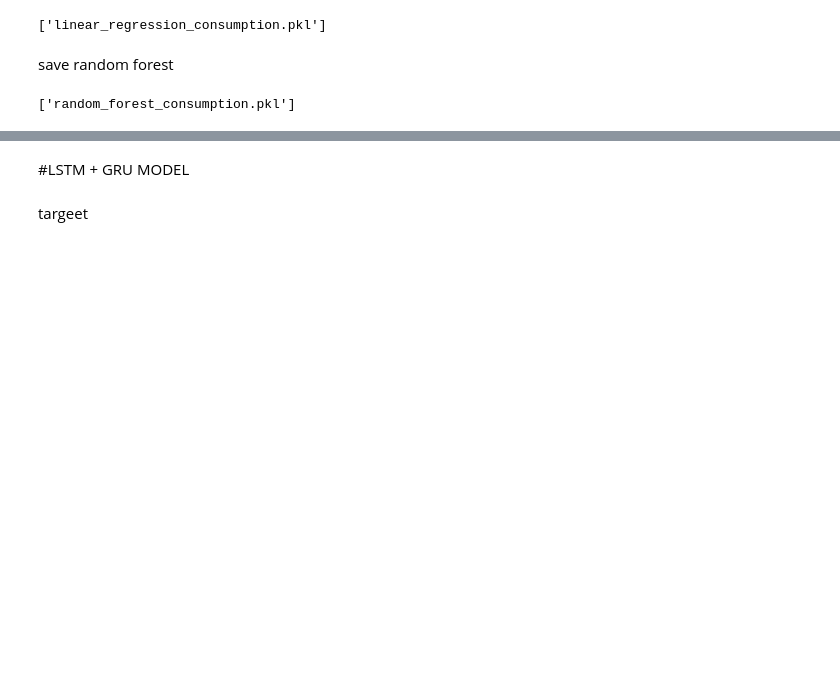
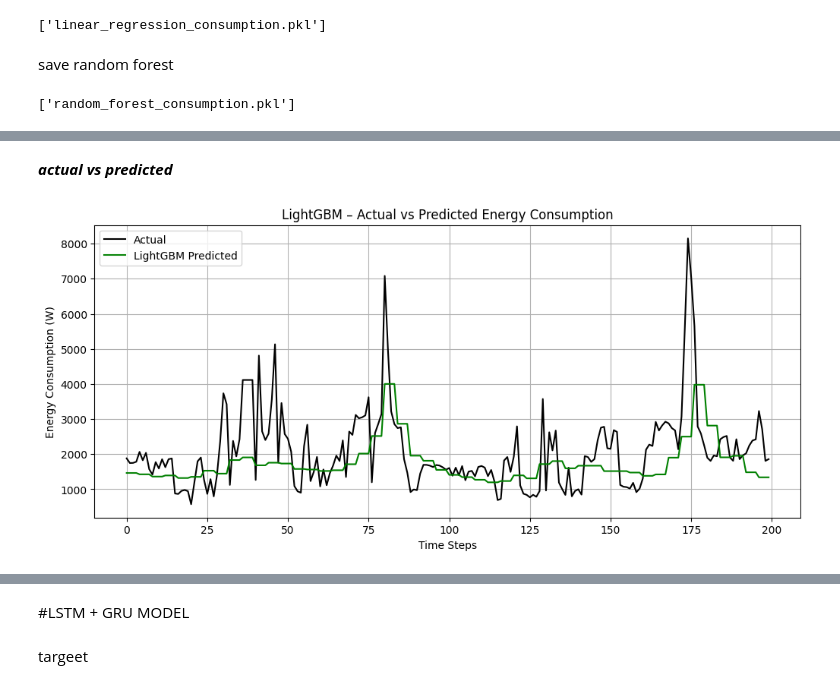
Before and after one commit to Ameena306/Energy-Prediction, a Jupyter notebook: ProNetEnergy_consumption.ipynb, the cells around one changed output, grey strips where cells are left out. Cells and saved outputs as stored; diff of their text form; code cells hidden in the pictures; blank space fills up the shorter version.

```diff
--- a/ProNetEnergy_consumption.ipynb
+++ b/ProNetEnergy_consumption.ipynb
@@ -429,0 +452,18 @@ joblib.dump(rf, 'random_forest_consumption.pkl')
+# %% [markdown]
+***actual vs predicted***
+# %%
+import matplotlib.pyplot as plt
+
+plt.figure(figsize=(12,5))
+
+plt.plot(y_test_inv[:200], label="Actual", color="black")
+plt.plot(y_pred_lgb[:200], label="LightGBM Predicted", color="green")
+
+plt.title("LightGBM – Actual vs Predicted Energy Consumption")
+plt.xlabel("Time Steps")
+plt.ylabel("Energy Consumption (W)")
+plt.legend()
+plt.grid(True)
+plt.show()
+# %% [output]
+[figure, added]
```
Also changed, not shown: parts of 32 cells of this notebook.
